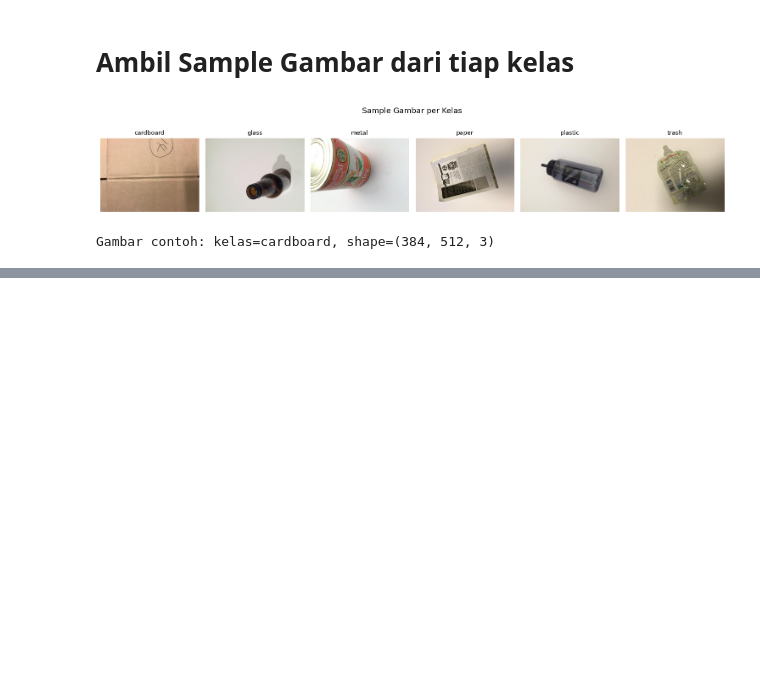
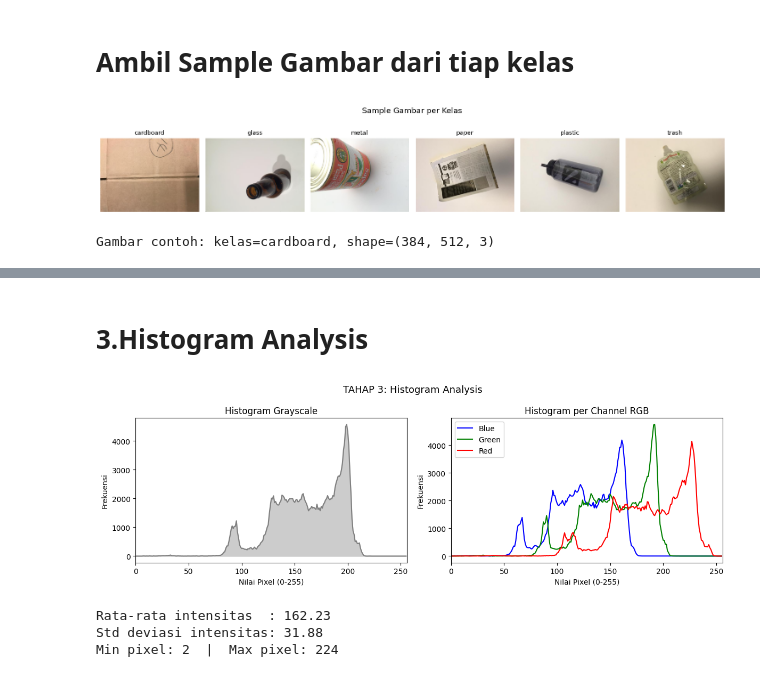
Before and after one commit to yowxy/Smart-Waste-Detection-and-Segmentation, a Jupyter notebook: index.ipynb, the cells around one changed output, grey strips where cells are left out. Saved outputs shown, nothing was run; the diff lists cells and outputs as text; code cells hidden in the pictures; blank space fills up the shorter version.

```diff
--- a/index.ipynb
+++ b/index.ipynb
@@ -95,0 +146,34 @@ Gambar contoh: kelas=cardboard, shape=(384, 512, 3)
+# %% [markdown]
+# 3.Histogram Analysis
+# %%
+fig, axes = plt.subplots(1, 2, figsize=(12, 4))
+
+hist_gray = cv2.calcHist([img_gray], [0], None, [256], [0, 256])
+axes[0].plot(hist_gray, color='gray')
+axes[0].fill_between(range(256), hist_gray.flatten(), alpha=0.4, color='gray')
+axes[0].set_title('Histogram Grayscale')
+axes[0].set_xlabel('Nilai Pixel (0-255)')
+axes[0].set_ylabel('Frekuensi')
+axes[0].set_xlim([0, 256])
+
+for i, (col, name) in enumerate(zip(('b','g','r'), ('Blue','Green','Red'))):
+    hist = cv2.calcHist([img_bgr], [i], None, [256], [0, 256])
+    axes[1].plot(hist, color=col, label=name)
+axes[1].set_title('Histogram per Channel RGB')
+axes[1].set_xlabel('Nilai Pixel (0-255)')
+axes[1].set_ylabel('Frekuensi')
+axes[1].set_xlim([0, 256])
+axes[1].legend()
+
+plt.suptitle('TAHAP 3: Histogram Analysis', fontsize=13)
+plt.tight_layout()
+plt.show()
+
+print(f'Rata-rata intensitas  : {img_gray.mean():.2f}')
+print(f'Std deviasi intensitas: {img_gray.std():.2f}')
+print(f'Min pixel: {img_gray.min()}  |  Max pixel: {img_gray.max()}')
+# %% [output]
+[figure, added]
+Rata-rata intensitas  : 162.23
+Std deviasi intensitas: 31.88
+Min pixel: 2  |  Max pixel: 224
```
Also changed, not shown: parts of 4 cells of this notebook.
